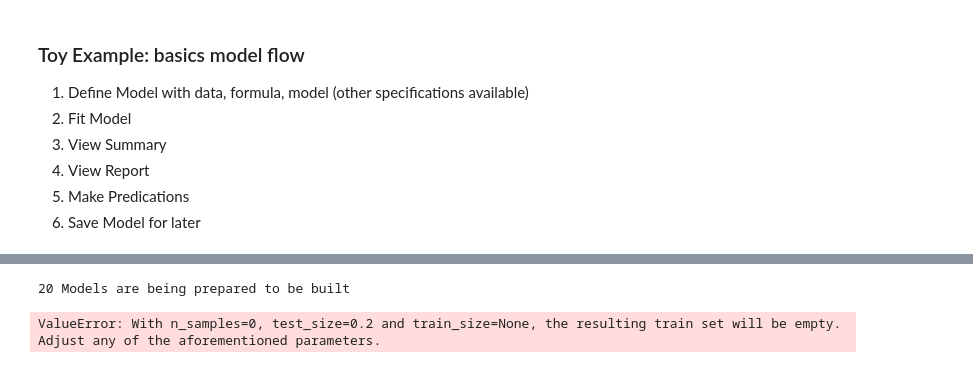
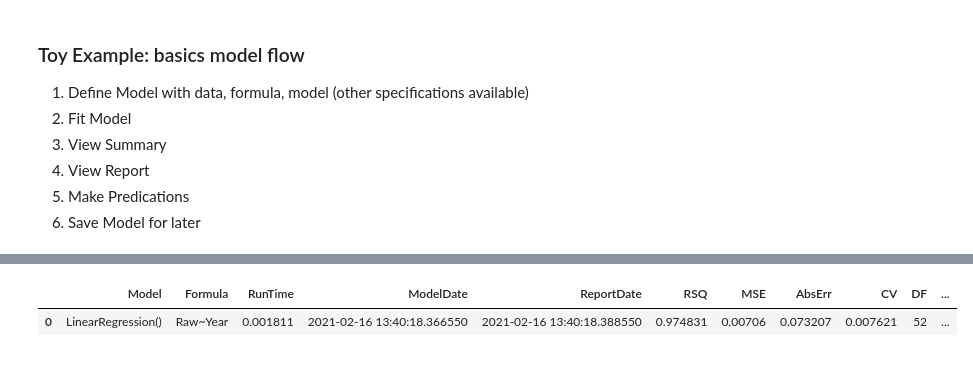
Before and after one commit to frankij11/PyCostTools, a Jupyter notebook: nb/README.ipynb, the cells around one changed output, grey strips where cells are left out. Drawn from its saved outputs; the diff is of its cells as text; code cells hidden in the pictures.

```diff
--- a/nb/README.ipynb
+++ b/nb/README.ipynb
@@ -97,7 +102,10 @@ myModel_report
 # %%
 df = ct.jic.assign(Year=lambda x: pd.to_numeric(x.Year, 'coerce') ) # The year variable in jic is read as a string so must be converted
-manyModels = Models(df = df,formulas="Raw~Year",by=['Service'], test_split=-1)
-manyModels.fit()
+apn_df = df.query('Indice =="APN"')
-# %% [output]
-20 Models are being prepared to be built
-ValueError: With n_samples=0, test_size=0.2 and train_size=None, the resulting train set will be empty. Adjust any of the aforementioned parameters.
+# %%
+apnModel = Model(apn_df, "Raw~Year", model=LinearRegression(),test_split=.4, handle_na=False)
+apnModel.fit()
+apnModel.summary()
+# %% [output]
+|  | Model | Formula | RunTime | ModelDate | ReportDate | RSQ | MSE | AbsErr | CV | DF | ... |
+| 0 | LinearRegression() | Raw~Year | 0.001811 | 2021-02-16 13:40:18.366550 | 2021-02-16 13:40:18.388550 | 0.974831 | 0.00706 | 0.073207 | 0.007621 | 52 | ... |
```
Also changed, not shown: parts of 13 cells of this notebook, 2 other files.
